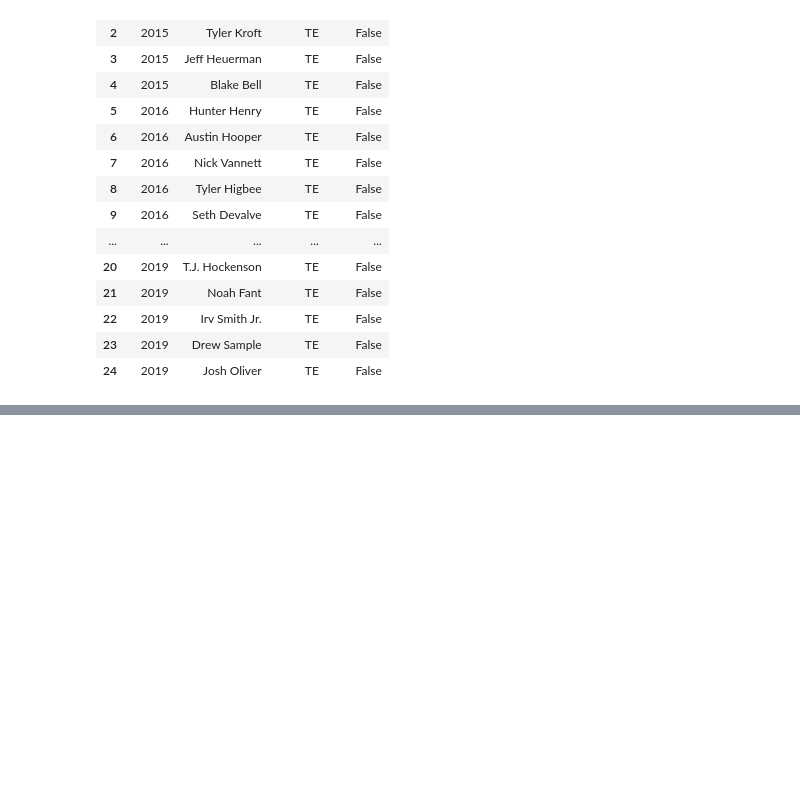
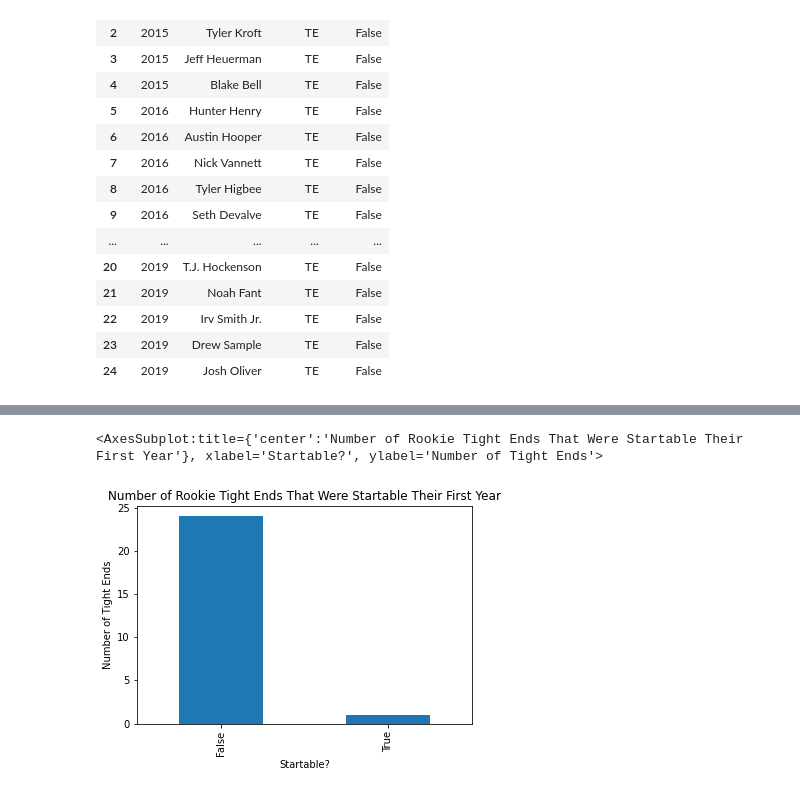
Before and after one commit to hathawayryan/project_one, a Jupyter notebook: main.ipynb, the cells around one changed output, grey strips where cells are left out. Drawn from its saved outputs; the diff is of its cells as text; code cells hidden in the pictures; blank space fills up the shorter version.

Commit message:
rookie graph

```diff
--- a/main.ipynb
+++ b/main.ipynb
@@ -598,0 +585,8 @@ ValueError: Boolean array expected for the condition, not object
+# %%
+te_rook_results_group = te_rook_results_df.groupby("In Top 10")
+startable_count = te_rook_results_group["In Top 10"].count()
+startable_count.plot.bar(title="Number of Rookie Tight Ends That Were Startable Their First Year",
+                        xlabel= "Startable?", ylabel = "Number of Tight Ends")
+# %% [output]
+<AxesSubplot:title={'center':'Number of Rookie Tight Ends That Were Startable Their First Year'}, xlabel='Startable?', ylabel='Number of Tight Ends'>
+[figure, added]
```
Also changed, not shown: parts of 3 cells of this notebook.
